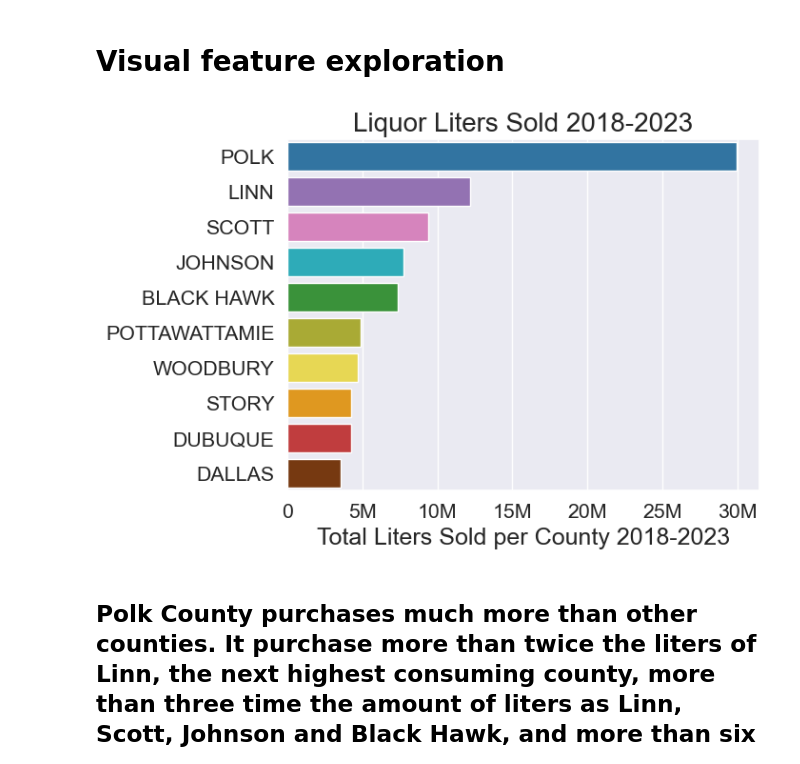
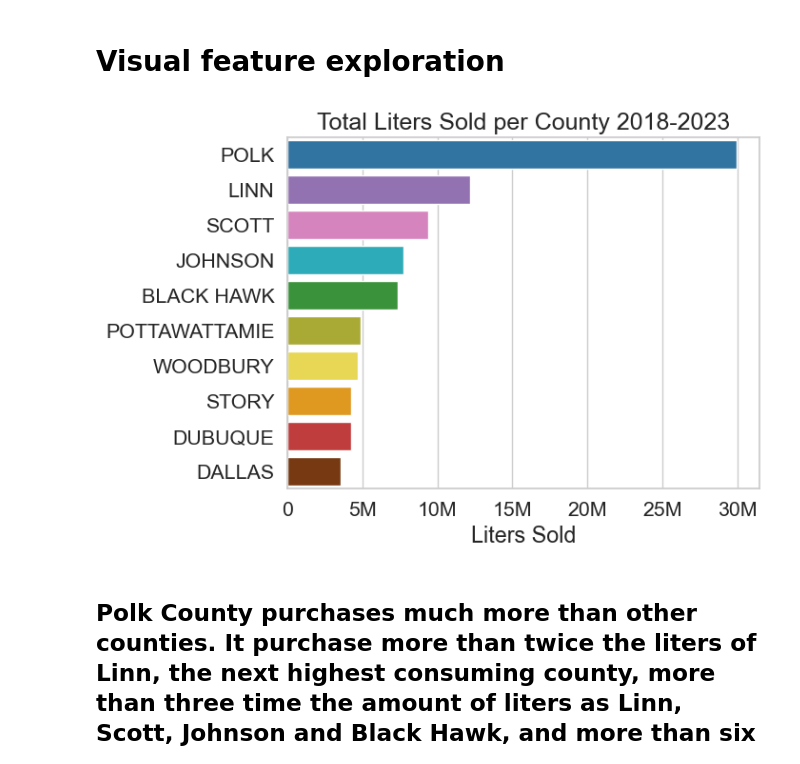
Before and after one commit to amoutafian/iowa_liquor_project, a Jupyter notebook: Iowa _liquor_exploratory_analysis.ipynb, the cells around one changed output. Drawn from its saved outputs; the diff is of its cells as text; code cells hidden in the pictures.

```diff
--- a/Iowa _liquor_exploratory_analysis.ipynb
+++ b/Iowa _liquor_exploratory_analysis.ipynb
@@ -180,16 +180,16 @@ liters_sold_per_adult_df
 # %%
 sns.barplot(x = 'liters_sold', y = 'county', data= liters_per_county_df,  palette= county_colors)
 ax = plt.gca()
-ax.set_xlabel("Total Liters Sold per County 2018-2023" , size = 18)
+ax.set_title("Total Liters Sold per County 2018-2023" , size = 18)
+ax.set_xlabel("Liters Sold")
 #ax.set_ylabel('Iowa Counties', size = 18)
 ax.set_ylabel(None)
-ax.set_title("Liquor Liters Sold 2018-2023", size = 20)
 ax.xaxis.set_major_formatter(tick.FuncFormatter(ticker))
 #sns.axes_style("ticks")
 sns.set_style("whitegrid")
 plt.savefig('liquor_liters_sold.png', transparent= True, bbox_inches='tight', pad_inches=0)
 # %% [output]
-[figure, old version]
+[figure, new version]
 # %% [markdown]
 ## Polk County purchases much more than other counties. It purchase more than twice the liters of Linn, the next highest consuming county, more than three time the amount of liters as Linn, Scott, Johnson and Black Hawk, and more than six times that purchased by the lower half of counties.
 # %% [markdown]
```
Also changed, not shown: parts of 1 cell of this notebook.
